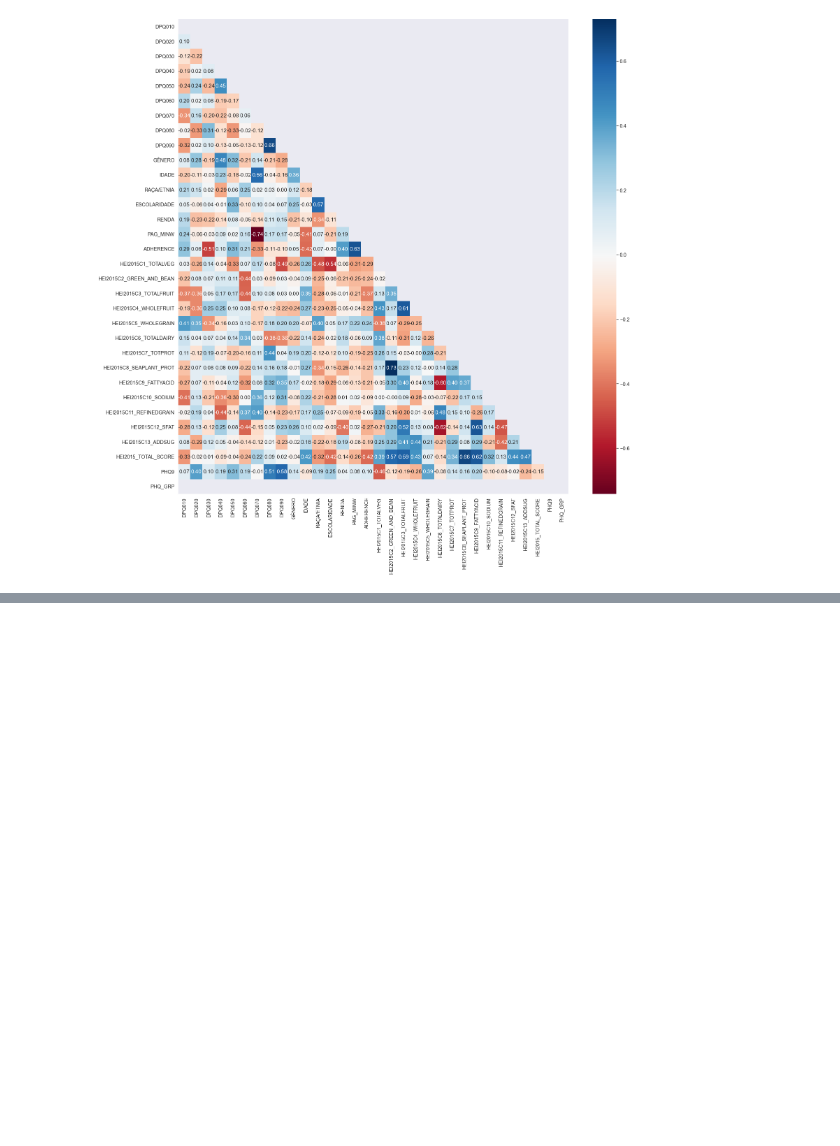
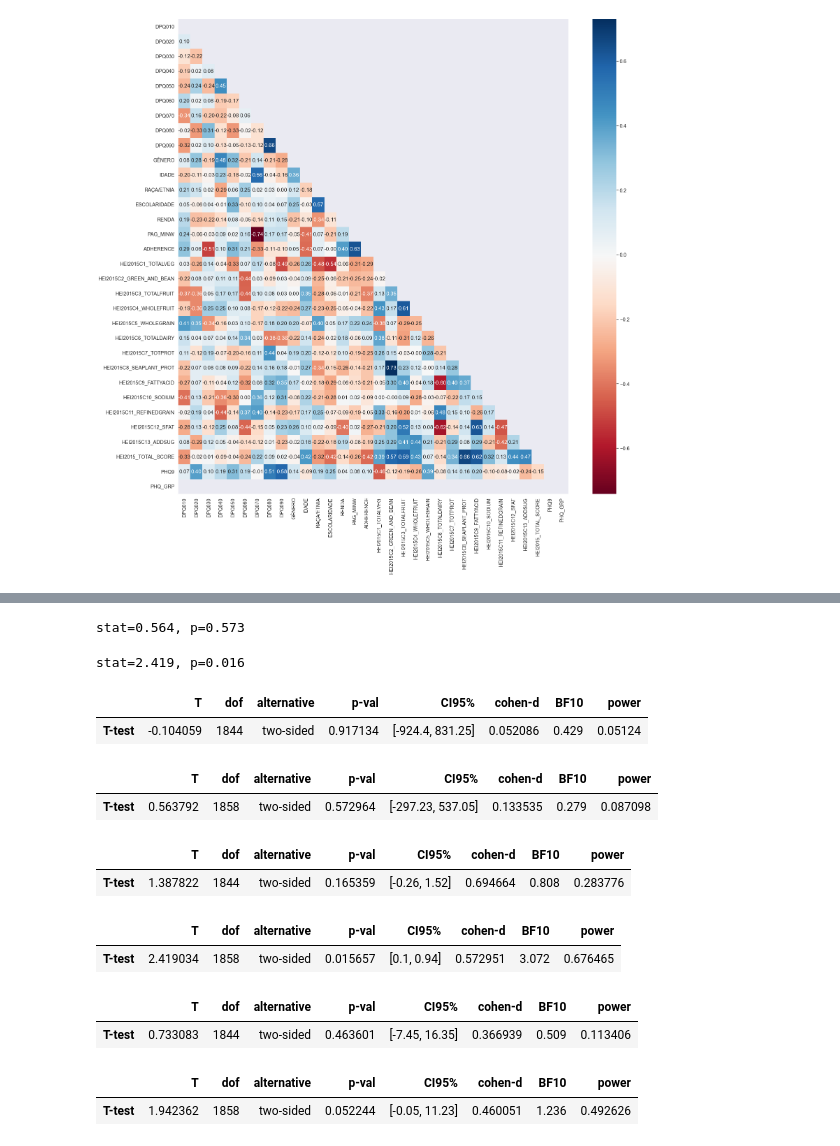
Before and after one commit to feelnin/desafio-inferencia-Tera, a Jupyter notebook: desafioinferencia.ipynb, the cells around one changed output, grey strips where cells are left out. Cells and saved outputs as stored; diff of their text form; code cells hidden in the pictures; blank space fills up the shorter version.

```diff
--- a/desafioinferencia.ipynb
+++ b/desafioinferencia.ipynb
@@ -998,0 +1008,5 @@ plt.show()
+# %%
+# Estabelecendo o 'p' valor como 0,05, pode-se inferir que existe
+print('stat=%.3f, p=%.3f' % (stat, p))
+# %% [output]
+stat=0.564, p=0.573
@@ -998,0 +1017,5 @@ plt.show()
+# %%
+# Resultado do teste-T para a aderência, apontando para diferença estatística significante.
+print('stat=%.3f, p=%.3f' % (stat, p))
+# %% [output]
+stat=2.419, p=0.016
@@ -998,0 +1024,52 @@ plt.show()
+# %%
+# Teste-t para homens sem sintomas e com sintomas severos, usando como referência o tempo total mensal de exercício
+pg.ttest(sem_sintomas[sem_sintomas['GÊNERO'] == 1]['PAG_MINW'],
+         sintomas_severos[sintomas_severos['GÊNERO'] == 1]['PAG_MINW'],
+         correction=False)
+# %% [output]
+|  | T | dof | alternative | p-val | CI95% | cohen-d | BF10 | power |
+| T-test | -0.104059 | 1844 | two-sided | 0.917134 | [-924.4, 831.25] | 0.052086 | 0.429 | 0.05124 |
+# %%
+# Teste-t para homens sem sintomas e mulheres com sintomas severos, usando como referência o tempo total mensal de exercício
+pg.ttest(sem_sintomas[sem_sintomas['GÊNERO'] == 1]['PAG_MINW'],
+         sintomas_severos[sintomas_severos['GÊNERO'] == 2]['PAG_MINW'],
+         correction=False)
+# %% [output]
+|  | T | dof | alternative | p-val | CI95% | cohen-d | BF10 | power |
+| T-test | 0.563792 | 1858 | two-sided | 0.572964 | [-297.23, 537.05] | 0.133535 | 0.279 | 0.087098 |
+# %%
+# Teste-T para gêneros iguais sem sintomas e com sintomas severos, usando como referência a aderência à
+# prática de atividadefísica
+pg.ttest(sem_sintomas[sem_sintomas['GÊNERO'] == 1]['ADHERENCE'],
+         sintomas_severos[sintomas_severos['GÊNERO'] == 1]['ADHERENCE'],
+         correction=False)
+# %% [output]
+|  | T | dof | alternative | p-val | CI95% | cohen-d | BF10 | power |
+| T-test | 1.387822 | 1844 | two-sided | 0.165359 | [-0.26, 1.52] | 0.694664 | 0.808 | 0.283776 |
+# %%
+# Teste-T para gênero diferentes, tendo como referência a aderência à prática de atividade física
+# P < 0,05 indica diferença estatística significativa entre as amostras
+pg.ttest(sem_sintomas[sem_sintomas['GÊNERO'] == 1]['ADHERENCE'],
+         sintomas_severos[sintomas_severos['GÊNERO'] == 2]['ADHERENCE'],
+         correction=False)
+# %% [output]
+|  | T | dof | alternative | p-val | CI95% | cohen-d | BF10 | power |
+| T-test | 2.419034 | 1858 | two-sided | 0.015657 | [0.1, 0.94] | 0.572951 | 3.072 | 0.676465 |
+# %%
+# Teste-T para gêneros iguais, tendo como referência o escore de alimentação
+# p < 0,05 indica diferença estatística significativa
+pg.ttest(sem_sintomas[sem_sintomas['GÊNERO'] == 1]['HEI2015_TOTAL_SCORE'],
+         sintomas_severos[sintomas_severos['GÊNERO'] == 1]['HEI2015_TOTAL_SCORE'],
+         correction=False)
+# %% [output]
+|  | T | dof | alternative | p-val | CI95% | cohen-d | BF10 | power |
+| T-test | 0.733083 | 1844 | two-sided | 0.463601 | [-7.45, 16.35] | 0.366939 | 0.509 | 0.113406 |
+# %%
+# Teste-T para gêneros diferentes, tendo como referência o escore de alimentação
+# p > 0,05 indica que não há diferença estatística significantes entre as amostras
+pg.ttest(sem_sintomas[sem_sintomas['GÊNERO'] == 1]['HEI2015_TOTAL_SCORE'],
+         sintomas_severos[sintomas_severos['GÊNERO'] == 2]['HEI2015_TOTAL_SCORE'],
+         correction=False)
+# %% [output]
+|  | T | dof | alternative | p-val | CI95% | cohen-d | BF10 | power |
+| T-test | 1.942362 | 1858 | two-sided | 0.052244 | [-0.05, 11.23] | 0.460051 | 1.236 | 0.492626 |
```
Also changed, not shown: parts of 21 cells of this notebook.
